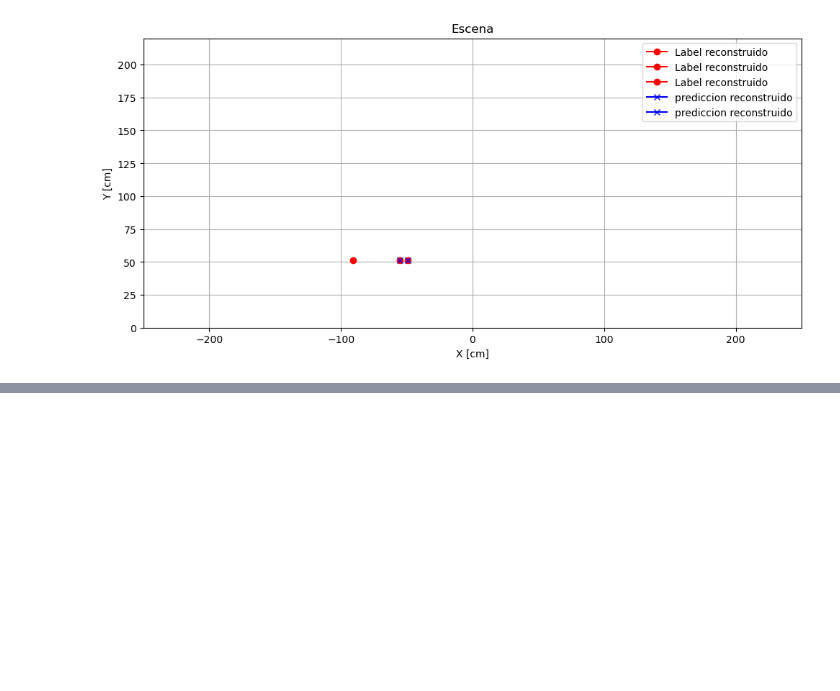
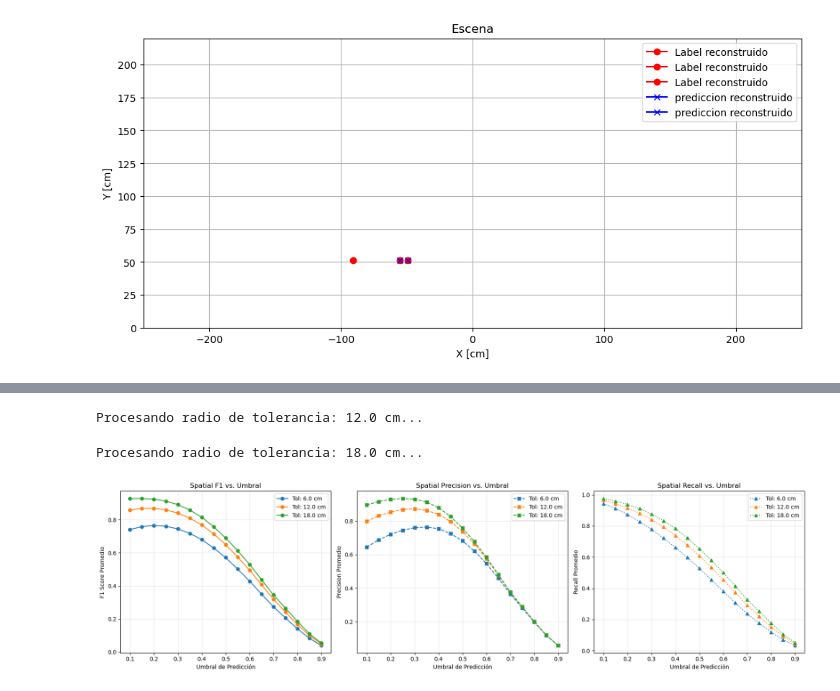
Before and after one commit to Juanpmartinez180/Data-Science-Projects, a Jupyter notebook: ultrasonic_radar/model_testing_and_evaluation.ipynb, the cells around one changed output, grey strips where cells are left out. Cells and saved outputs as stored; diff of their text form; code cells hidden in the pictures; blank space fills up the shorter version.

Commit message:
desarrollo de metricas custom para evaluacion de performance del modelo de ML. Analisis de montecarlo

```diff
--- a/ultrasonic_radar/model_testing_and_evaluation.ipynb
+++ b/ultrasonic_radar/model_testing_and_evaluation.ipynb
@@ -221,0 +392,76 @@ Dibujar punto en X=-49.0, Y=51.0
+# %%
+# =============================================================================
+# 5. PARTE B: MONTE CARLO (Barrido de Parámetros)
+# =============================================================================
+print("\n--- Ejecutando Monte Carlo (Barrido de Umbrales y Radios) ---")
+
+# Parámetros del barrido
+thresholds = np.linspace(0.1, 0.9, 17) # De 0.1 a 0.9 en pasos de 0.05
+tolerances = [GRID_SIZE * 1, GRID_SIZE * 2, GRID_SIZE * 3] # [6.0, 12.0, 18.0]
+
+# Almacenar resultados
+history = {tol: {'f1': [], 'prec': [], 'rec': []} for tol in tolerances}
+
+# Bucle principal (Iteramos sobre tolerancias y luego umbrales)
+for tol in tolerances:
+    print(f"Procesando radio de tolerancia: {tol} cm...")
+    for th in tqdm(thresholds, leave=False):
+        f1, p, r = evaluate_batch_spatial(y_test, y_pred_probs_all, th, tol, global_dist_matrix)
+        history[tol]['f1'].append(f1)
+        history[tol]['prec'].append(p)
+        history[tol]['rec'].append(r)
+
+# =============================================================================
+# 6. VISUALIZACIÓN DE RESULTADOS
+# =============================================================================
+plt.figure(figsize=(18, 5))
+
+# Gráfico 1: Spatial F1
+plt.subplot(1, 3, 1)
+for tol in tolerances:
+    plt.plot(thresholds, history[tol]['f1'], marker='o', label=f'Tol: {tol} cm')
+plt.title('Spatial F1 vs. Umbral')
+plt.xlabel('Umbral de Predicción')
+plt.ylabel('F1 Score Promedio')
+plt.grid(True, alpha=0.3)
+plt.legend()
+
+# Gráfico 2: Spatial Precision
+plt.subplot(1, 3, 2)
+for tol in tolerances:
+    plt.plot(thresholds, history[tol]['prec'], marker='s', linestyle='--', label=f'Tol: {tol} cm')
+plt.title('Spatial Precision vs. Umbral')
+plt.xlabel('Umbral de Predicción')
+plt.ylabel('Precision Promedio')
+plt.grid(True, alpha=0.3)
+plt.legend()
+
+# Gráfico 3: Spatial Recall
+plt.subplot(1, 3, 3)
+for tol in tolerances:
+    plt.plot(thresholds, history[tol]['rec'], marker='^', linestyle=':', label=f'Tol: {tol} cm')
+plt.title('Spatial Recall vs. Umbral')
+plt.xlabel('Umbral de Predicción')
+plt.ylabel('Recall Promedio')
+plt.grid(True, alpha=0.3)
+plt.legend()
+
+plt.tight_layout()
+plt.show()
+
+# Encontrar el mejor punto de operación
+best_f1 = 0
+best_cfg = (0, 0)
+
+for tol in tolerances:
+    f1s = history[tol]['f1']
+    max_f1_idx = np.argmax(f1s)
+    if f1s[max_f1_idx] > best_f1:
+        best_f1 = f1s[max_f1_idx]
+        best_cfg = (thresholds[max_f1_idx], tol)
+
+print(f"\n🏆 MEJOR CONFIGURACIÓN ENCONTRADA:")
+print(f"   F1 Espacial Máximo: {best_f1:.4f}")
+print(f"   Umbral Óptimo:      {best_cfg[0]:.2f}")
+print(f"   Radio de Tolerancia: {best_cfg[1]} cm")
+# %% [output]
@@ -221,0 +470,3 @@ Dibujar punto en X=-49.0, Y=51.0
+Procesando radio de tolerancia: 12.0 cm...
+Procesando radio de tolerancia: 18.0 cm...
+[figure, added]
```
Also changed, not shown: parts of 7 cells of this notebook.
